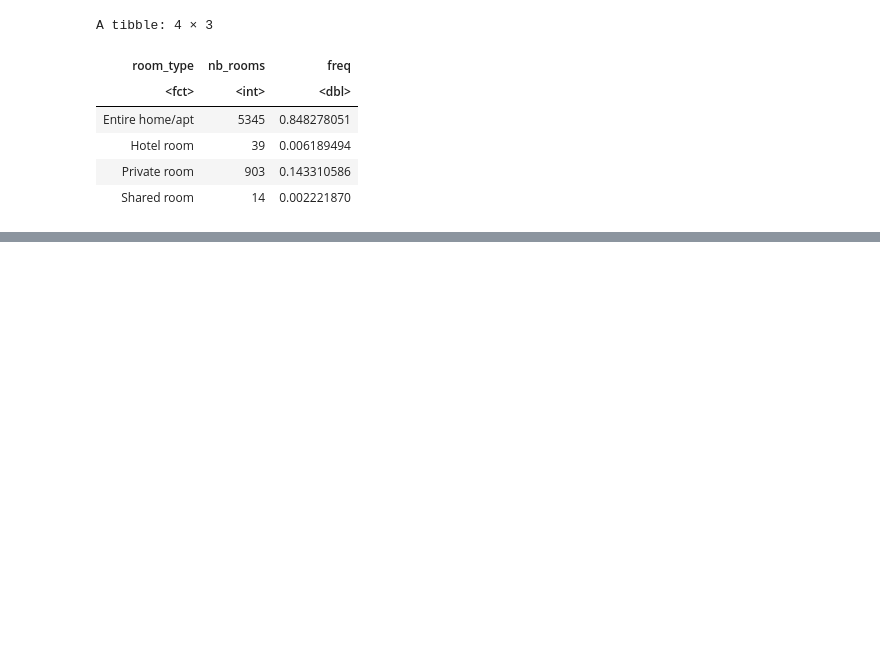
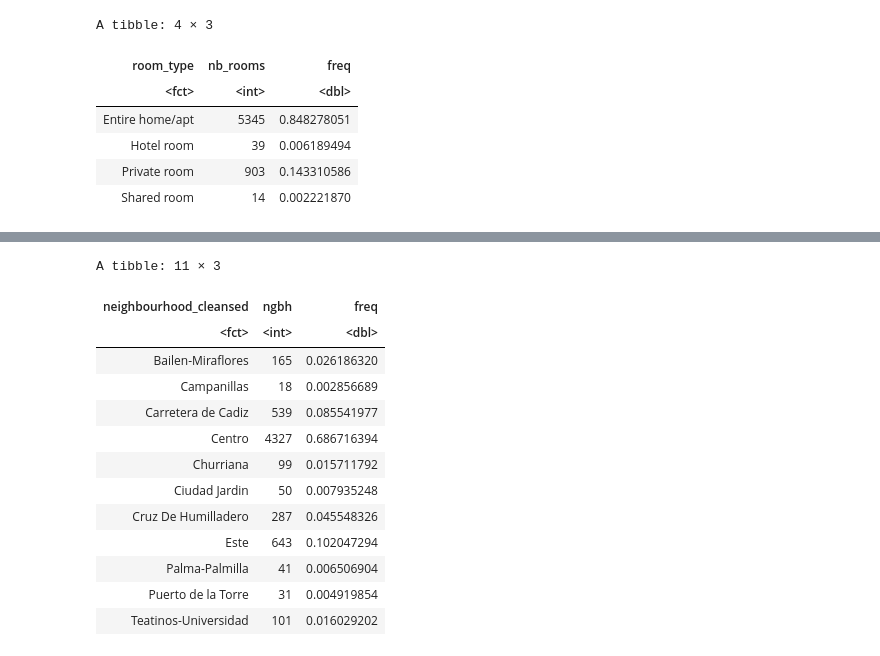
Before and after one commit to Ducrioma/Data-Analytics-Projects, a Jupyter notebook: Airbnb Data Analysis.ipynb, the cells around one changed output, grey strips where cells are left out. Drawn from its saved outputs; the diff is of its cells as text; code cells hidden in the pictures; blank space fills up the shorter version.

```diff
--- a/Airbnb Data Analysis.ipynb
+++ b/Airbnb Data Analysis.ipynb
@@ -339,0 +393,23 @@ A tibble: 4 × 3
+# %%
+aggregated_neighborhood <- listings %>%
+    filter(city == selected_city) %>%
+    group_by(neighbourhood_cleansed) %>%
+    summarise(ngbh = n()) %>%
+    mutate(freq = ngbh / sum(ngbh))
+# Removing NA
+aggregated_neighborhood[complete.cases(aggregated_neighborhood), ]
+# %% [output]
+A tibble: 11 × 3
+| neighbourhood_cleansed | ngbh | freq |
+| <fct> | <int> | <dbl> |
+| Bailen-Miraflores | 165 | 0.026186320 |
+| Campanillas | 18 | 0.002856689 |
+| Carretera de Cadiz | 539 | 0.085541977 |
+| Centro | 4327 | 0.686716394 |
+| Churriana | 99 | 0.015711792 |
+| Ciudad Jardin | 50 | 0.007935248 |
+| Cruz De Humilladero | 287 | 0.045548326 |
+| Este | 643 | 0.102047294 |
+| Palma-Palmilla | 41 | 0.006506904 |
+| Puerto de la Torre | 31 | 0.004919854 |
+| Teatinos-Universidad | 101 | 0.016029202 |
```
Also changed, not shown: parts of 3 cells of this notebook, 1 other file.
